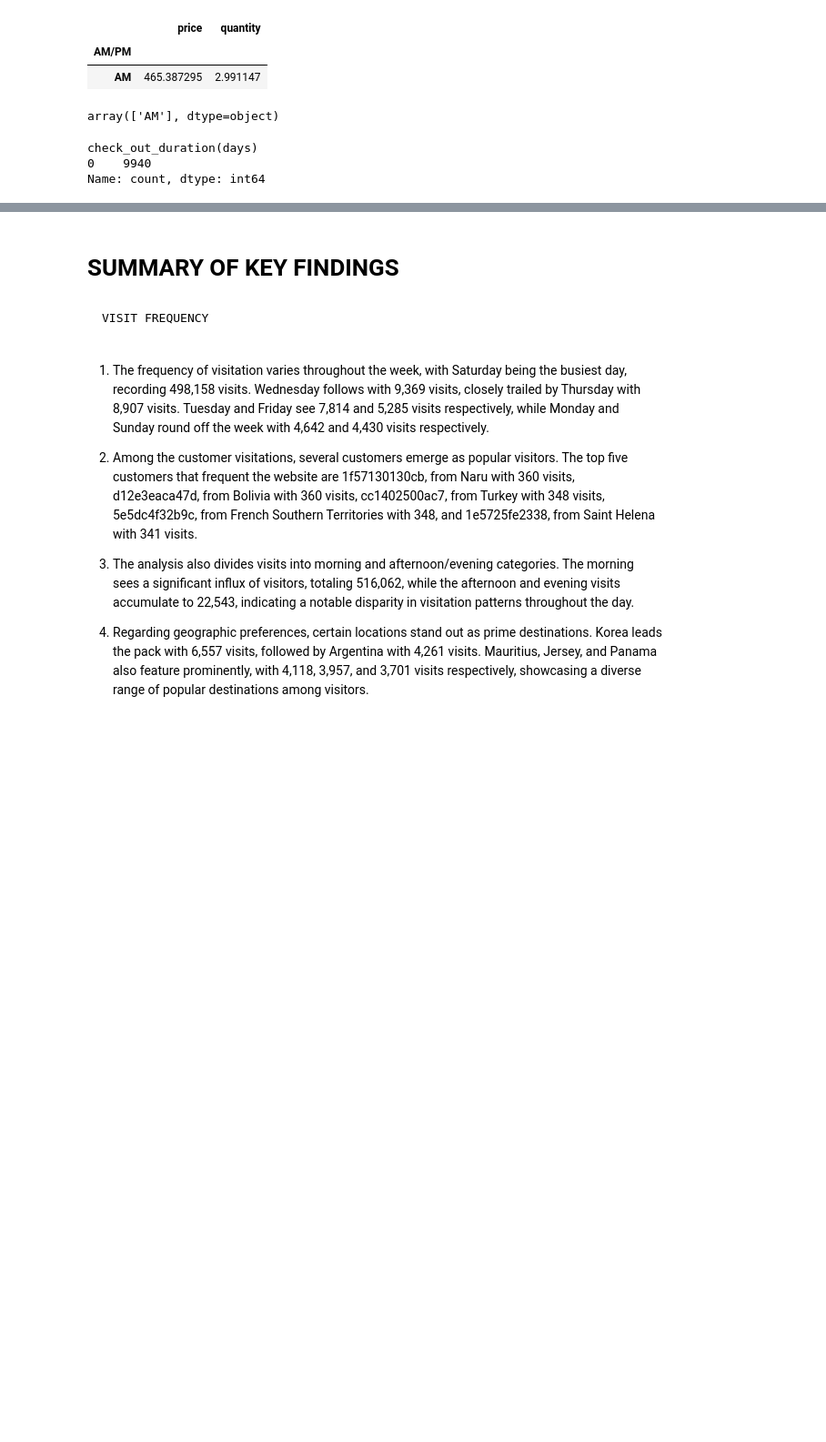
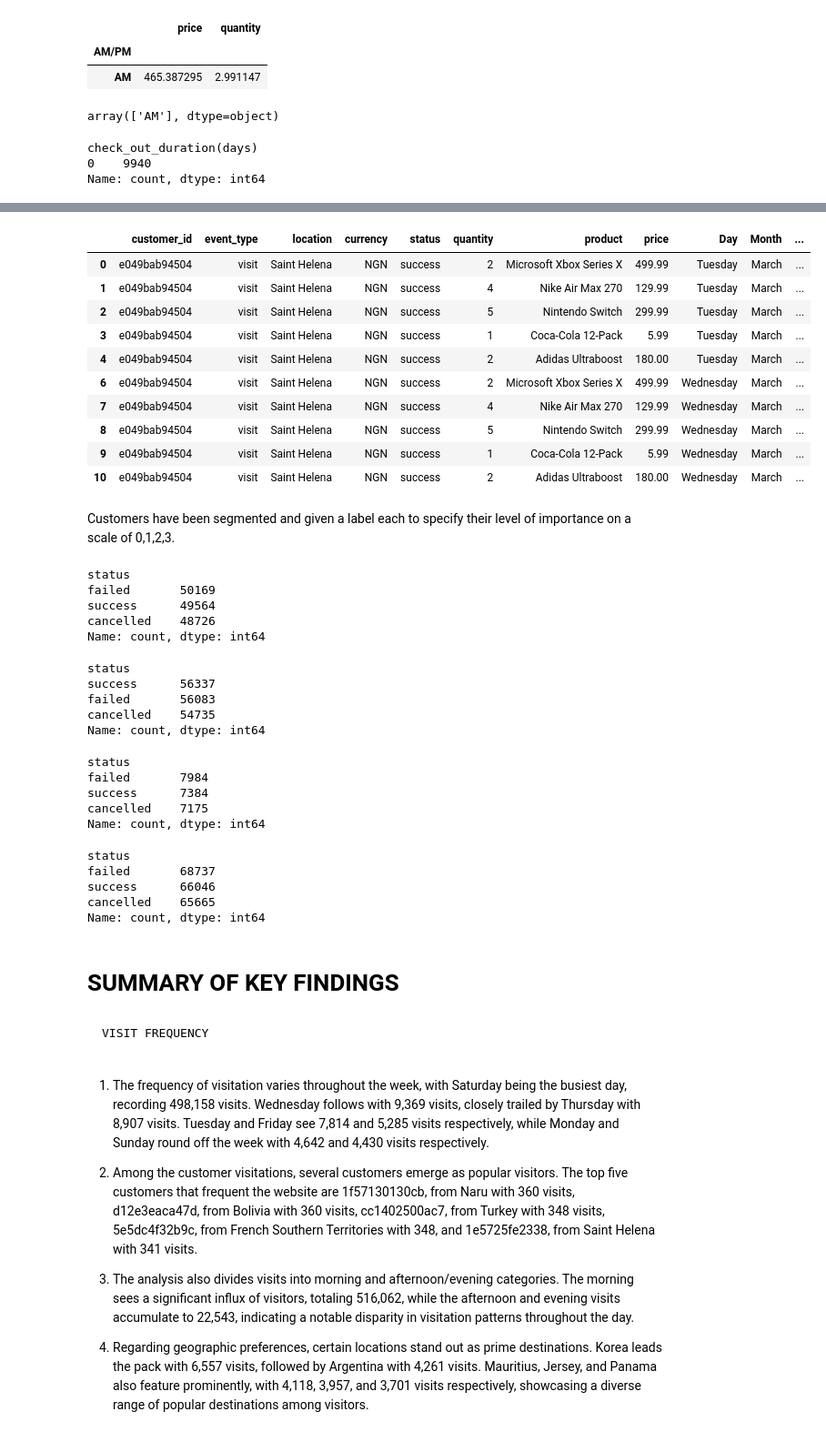
Before and after one commit to Sunday-Oladokun/ShopSmart-Inc.-E-commerce-Data-Analysis-Project, a Jupyter notebook: ShopSmart Inc Ecommerce Analysis.ipynb, the cells around one changed output, grey strips where cells are left out. Shown at 91% size. Cells and saved outputs as stored; diff of their text form; code cells hidden in the pictures; blank space fills up the shorter version.

```diff
--- a/ShopSmart Inc Ecommerce Analysis.ipynb
+++ b/ShopSmart Inc Ecommerce Analysis.ipynb
@@ -1409,3 +1512,57 @@ Name: count, dtype: int64
+# %%
+# Adding the customer segment label to our original dataframe
+clean_data3["label"]=labels
+clean_data3.head(10)
+# %% [output]
+|  | customer_id | event_type | location | currency | status | quantity | product | price | Day | Month | ... |
+| 0 | e049bab94504 | visit | Saint Helena | NGN | success | 2 | Microsoft Xbox Series X | 499.99 | Tuesday | March | ... |
+| 1 | e049bab94504 | visit | Saint Helena | NGN | success | 4 | Nike Air Max 270 | 129.99 | Tuesday | March | ... |
+| 2 | e049bab94504 | visit | Saint Helena | NGN | success | 5 | Nintendo Switch | 299.99 | Tuesday | March | ... |
+| 3 | e049bab94504 | visit | Saint Helena | NGN | success | 1 | Coca-Cola 12-Pack | 5.99 | Tuesday | March | ... |
+| 4 | e049bab94504 | visit | Saint Helena | NGN | success | 2 | Adidas Ultraboost | 180.00 | Tuesday | March | ... |
+| 6 | e049bab94504 | visit | Saint Helena | NGN | success | 2 | Microsoft Xbox Series X | 499.99 | Wednesday | March | ... |
+| 7 | e049bab94504 | visit | Saint Helena | NGN | success | 4 | Nike Air Max 270 | 129.99 | Wednesday | March | ... |
+| 8 | e049bab94504 | visit | Saint Helena | NGN | success | 5 | Nintendo Switch | 299.99 | Wednesday | March | ... |
+| 9 | e049bab94504 | visit | Saint Helena | NGN | success | 1 | Coca-Cola 12-Pack | 5.99 | Wednesday | March | ... |
+| 10 | e049bab94504 | visit | Saint Helena | NGN | success | 2 | Adidas Ultraboost | 180.00 | Wednesday | March | ... |
+# %% [markdown]
+Customers have been segmented and given a label each to specify their level of importance on a scale of 0,1,2,3.
+# %%
+customer_segment1 = clean_data3[clean_data3['label'] == 0]
+customer_segment1['status'].value_counts()
+# %% [output]
+status
+failed       50169
+success      49564
+cancelled    48726
+Name: count, dtype: int64
+# %%
+customer_segment2 = clean_data3[clean_data3['label'] == 1]
+customer_segment2['status'].value_counts()
+# %% [output]
+status
+success      56337
+failed       56083
+cancelled    54735
+Name: count, dtype: int64
+# %%
+customer_segment3 = clean_data3[clean_data3['label'] == 2]
+customer_segment3['status'].value_counts()
+# %% [output]
+status
+failed       7984
+success      7384
+cancelled    7175
+Name: count, dtype: int64
+# %%
+customer_segment4 = clean_data3[clean_data3['label'] == 3]
+customer_segment4['status'].value_counts()
+# %% [output]
+status
+failed       68737
+success      66046
+cancelled    65665
+Name: count, dtype: int64
 # %% [markdown]
 # SUMMARY OF KEY FINDINGS
 # %% [markdown]
```
Also changed, not shown: parts of 17 cells of this notebook.
